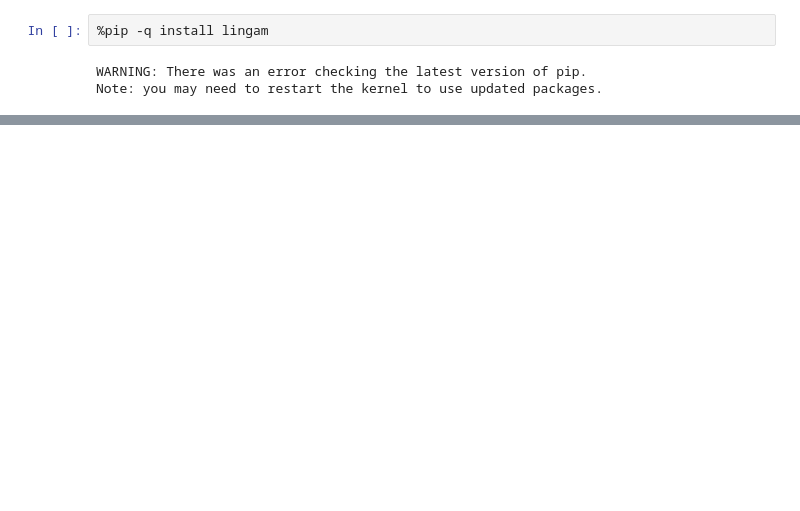
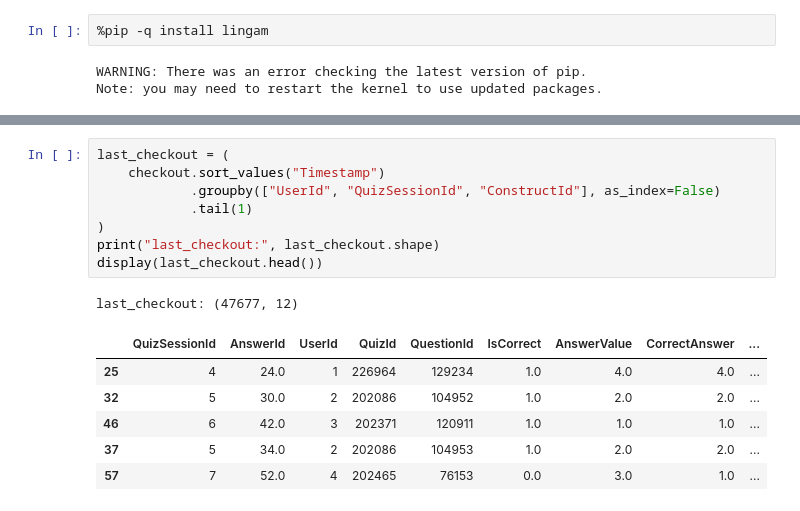
Before and after one commit to jhkimon/awesome-causal-inference-python, a Jupyter notebook: book/scm/causal_discovery.ipynb, the cells around one changed output, grey strips where cells are left out. Saved outputs shown, nothing was run; the diff lists cells and outputs as text; blank space fills up the shorter version.

```diff
--- a/book/scm/causal_discovery.ipynb
+++ b/book/scm/causal_discovery.ipynb
@@ -119,0 +116,16 @@ expert: (3277, 3)
+# %%
+last_checkout = (
+    checkout.sort_values("Timestamp")
+            .groupby(["UserId", "QuizSessionId", "ConstructId"], as_index=False)
+            .tail(1)
+)
+print("last_checkout:", last_checkout.shape)
+display(last_checkout.head())
+# %% [output]
+last_checkout: (47677, 12)
+|  | QuizSessionId | AnswerId | UserId | QuizId | QuestionId | IsCorrect | AnswerValue | CorrectAnswer | ... |
+| 25 | 4 | 24.0 | 1 | 226964 | 129234 | 1.0 | 4.0 | 4.0 | ... |
+| 32 | 5 | 30.0 | 2 | 202086 | 104952 | 1.0 | 2.0 | 2.0 | ... |
+| 46 | 6 | 42.0 | 3 | 202371 | 120911 | 1.0 | 1.0 | 1.0 | ... |
+| 37 | 5 | 34.0 | 2 | 202086 | 104953 | 1.0 | 2.0 | 2.0 | ... |
+| 57 | 7 | 52.0 | 4 | 202465 | 76153 | 0.0 | 3.0 | 1.0 | ... |
```
Also changed, not shown: parts of 25 cells of this notebook.
